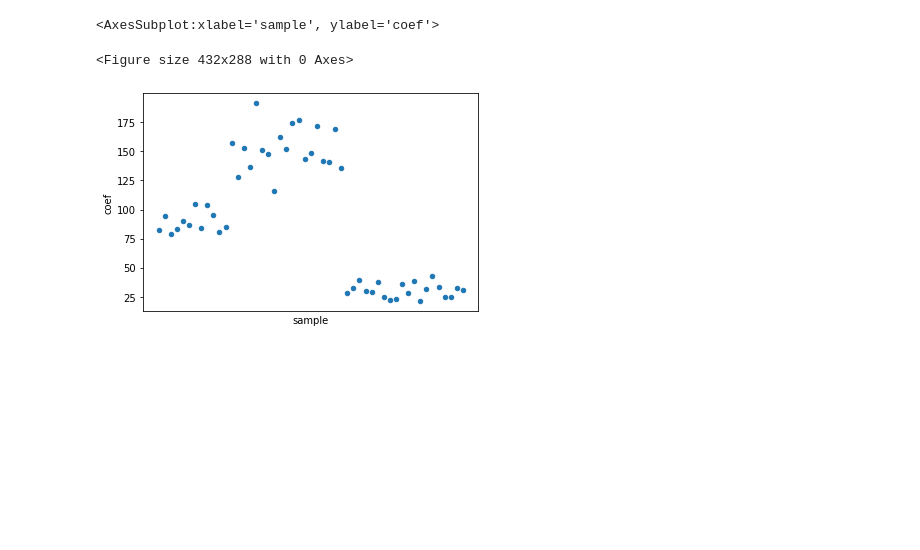
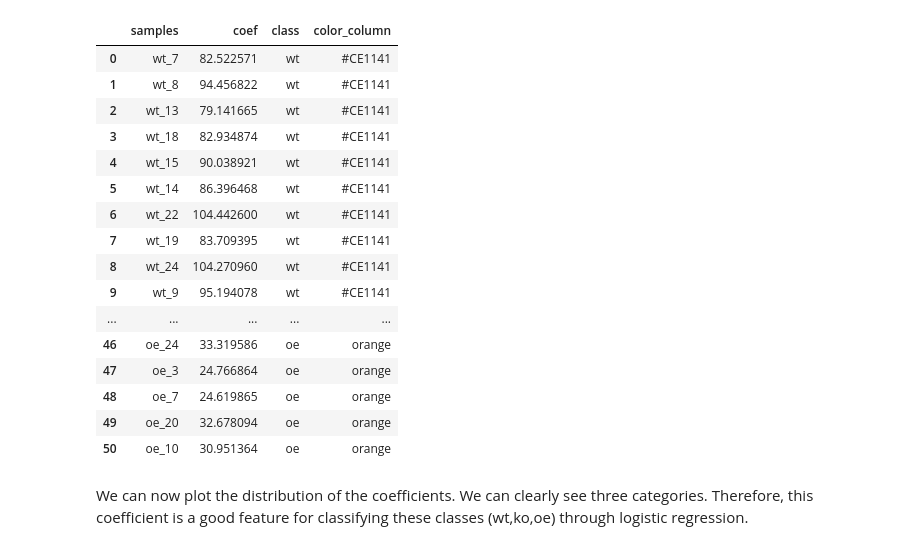
Before and after one commit to valedavi/dataforscience_residency, a Jupyter notebook: 2_linear_regression.ipynb, the cells around one changed output. Drawn from its saved outputs; the diff is of its cells as text; code cells hidden in the pictures; blank space fills up the shorter version.

```diff
--- a/2_linear_regression.ipynb
+++ b/2_linear_regression.ipynb
@@ -73,10 +65,28 @@ df_coef
 | 48 | oe_7 | 24.619865 |
 | 49 | oe_20 | 32.678094 |
 | 50 | oe_10 | 30.951364 |
-# %%
-plt.figure()
-df_coef.plot.scatter('sample', 'coef', xticks= [])
-# %% [output]
-<AxesSubplot:xlabel='sample', ylabel='coef'>
-<Figure size 432x288 with 0 Axes>
-[figure, removed]
+# %%
+df_coef['class'] = df_coef['samples'].str.split(r'_').str.get(0)
+class_colors = {'wt':'#CE1141', 'oe': 'orange', 'ko': 'blue'}
+df_coef['color_column'] = [class_colors[x] for x in df_coef['class']]
+df_coef
+# %% [output]
+|  | samples | coef | class | color_column |
+| 0 | wt_7 | 82.522571 | wt | #CE1141 |
+| 1 | wt_8 | 94.456822 | wt | #CE1141 |
+| 2 | wt_13 | 79.141665 | wt | #CE1141 |
+| 3 | wt_18 | 82.934874 | wt | #CE1141 |
+| 4 | wt_15 | 90.038921 | wt | #CE1141 |
+| 5 | wt_14 | 86.396468 | wt | #CE1141 |
+| 6 | wt_22 | 104.442600 | wt | #CE1141 |
+| 7 | wt_19 | 83.709395 | wt | #CE1141 |
+| 8 | wt_24 | 104.270960 | wt | #CE1141 |
+| 9 | wt_9 | 95.194078 | wt | #CE1141 |
+| ... | ... | ... | ... | ... |
+| 46 | oe_24 | 33.319586 | oe | orange |
+| 47 | oe_3 | 24.766864 | oe | orange |
+| 48 | oe_7 | 24.619865 | oe | orange |
+| 49 | oe_20 | 32.678094 | oe | orange |
+| 50 | oe_10 | 30.951364 | oe | orange |
+# %% [markdown]
+We can now plot the distribution of the coefficients. We can clearly see three categories. Therefore, this coefficient is a good feature for classifying these classes (wt,ko,oe) through logistic regression.
```
Also changed, not shown: parts of 12 cells of this notebook, 4 other files.
